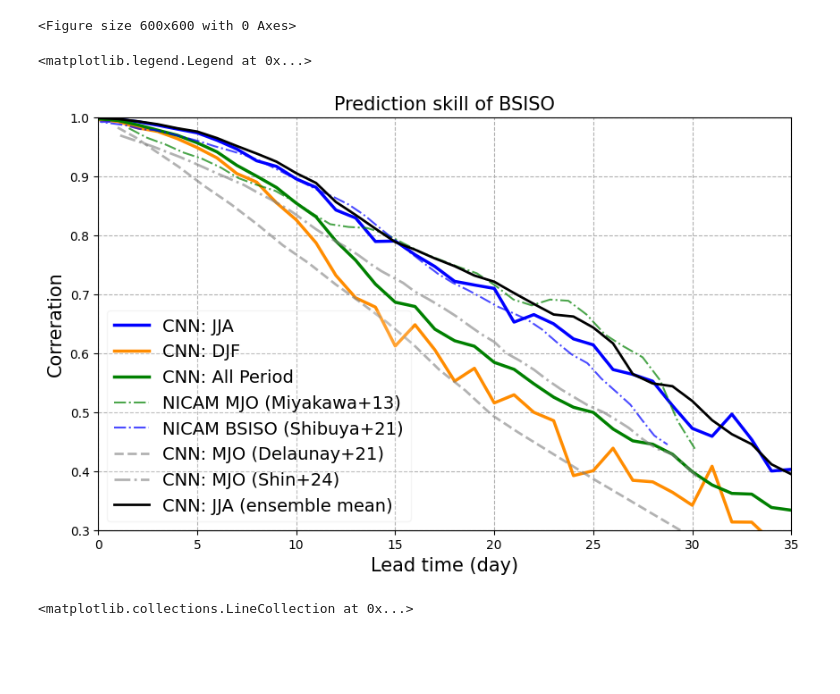
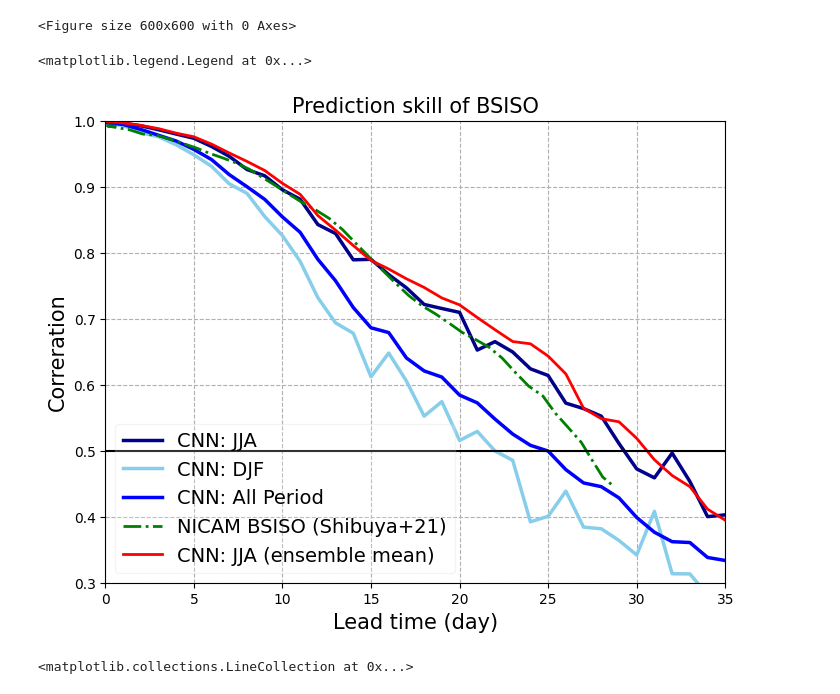
Before and after one commit to Yuumae1/machine_learning, a Jupyter notebook: notebook/cnn_analysis_v2.ipynb, the cells around one changed output. Saved outputs shown, nothing was run; the diff lists cells and outputs as text; code cells hidden in the pictures; blank space fills up the shorter version.

```diff
--- a/notebook/cnn_analysis_v2.ipynb
+++ b/notebook/cnn_analysis_v2.ipynb
@@ -368,31 +368,32 @@ cnn_bp = np.array([
 # %%
 # リードタイムごとの予測スキルの比較
 label_box = ['CNN: JJA', 'CNN: DJF', 'CNN: mjjaso', 'CNN: ndjfma', 'CNN: All Period']
 lead_time = np.arange(0, len(cor))
-plt.figure(figsize=(10,6))
+plt.figure(figsize=(8,6))
 # cnn model
-plt.plot(lead_time, best_cor[:,0], label=label_box[0], color='b', linewidth=2.5)
-plt.plot(lead_time, best_cor[:,1], label=label_box[1], color='darkorange', linewidth=2.5)
-plt.plot(lead_time, best_cor[:,4], label=label_box[4], color='g', linewidth=2.5)
+plt.plot(lead_time, best_cor[:,0], label=label_box[0], color='darkblue', linewidth=2.5)
+plt.plot(lead_time, best_cor[:,1], label=label_box[1], color='skyblue', linewidth=2.5)
+plt.plot(lead_time, best_cor[:,4], label=label_box[4], color='b', linewidth=2.5)
 
 # 先行研究の結果の比較
 #plt.plot(cnn_bp[:,0], cnn_bp[:,1], label='CNN: Band Pass', color='r', linestyle='--', alpha=0.7, linewidth=2)
-plt.plot(nicam_mjo[:,0], nicam_mjo[:,1], label='NICAM MJO (Miyakawa+13)', color='g', linestyle='-.', alpha=0.7)
-plt.plot(nicam_bsiso[:,0], nicam_bsiso[:,1], linestyle='-.', color='b', label='NICAM BSISO (Shibuya+21)', alpha=0.7)
-plt.plot(cnn_mjo_21[:,0], cnn_mjo_21[:,1], linestyle='--', color='grey', label='CNN: MJO (Delaunay+21)', alpha=0.6, linewidth=2)
-plt.plot(cnn_mjo_24[:,0], cnn_mjo_24[:,1], linestyle='-.', color='grey', label='CNN: MJO (Shin+24)', alpha=0.6, linewidth=2)
-plt.plot(esm_cor[:,0], label='CNN: JJA (ensemble mean)', color='k', linestyle='-', linewidth=2)
+#plt.plot(nicam_mjo[:,0], nicam_mjo[:,1], label='NICAM MJO (Miyakawa+13)', color='g', linestyle='-.', alpha=0.7)
+plt.plot(nicam_bsiso[:,0], nicam_bsiso[:,1], linestyle='-.', color='g', label='NICAM BSISO (Shibuya+21)', linewidth=2.)
+#plt.plot(cnn_mjo_21[:,0], cnn_mjo_21[:,1], linestyle='--', color='grey', label='CNN: MJO (Delaunay+21)', alpha=0.6, linewidth=2)
+#plt.plot(cnn_mjo_24[:,0], cnn_mjo_24[:,1], linestyle='-.', color='grey', label='CNN: MJO (Shin+24)', alpha=0.6, linewidth=2)
+plt.plot(esm_cor[:,0], label='CNN: JJA (ensemble mean)', color='r', linestyle='-', linewidth=2)
+plt.hlines(0.5, 0, 35, 'k', linestyles='-', linewidth=1.5)
 plt.xlim(0,35)
 plt.ylim(0.3,1.0)
 plt.xlabel('Lead time (day)', fontsize=15)
 plt.ylabel('Correration', fontsize=15)
 plt.title('Prediction skill of BSISO', fontsize=15)
 plt.grid(linestyle='--')
 # legend で透過度を指定
 plt.legend(fontsize=14, framealpha=0.2)
 # %% [output]
 <matplotlib.legend.Legend at 0x...>
-[figure, old version]
+[figure, new version]
 # %%
 plt.figure(figsize=(15, 3))
 plt.plot(pred[0][:1000,1], label=label_box[0], color='b', linewidth=2)
```
Also changed, not shown: parts of 1 cell of this notebook, 4 other files.
